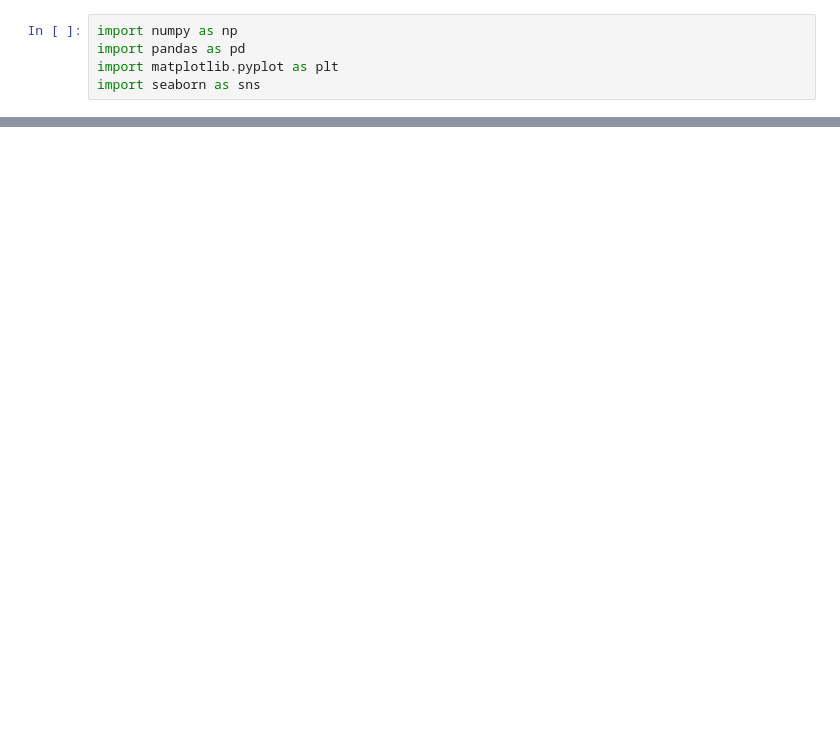
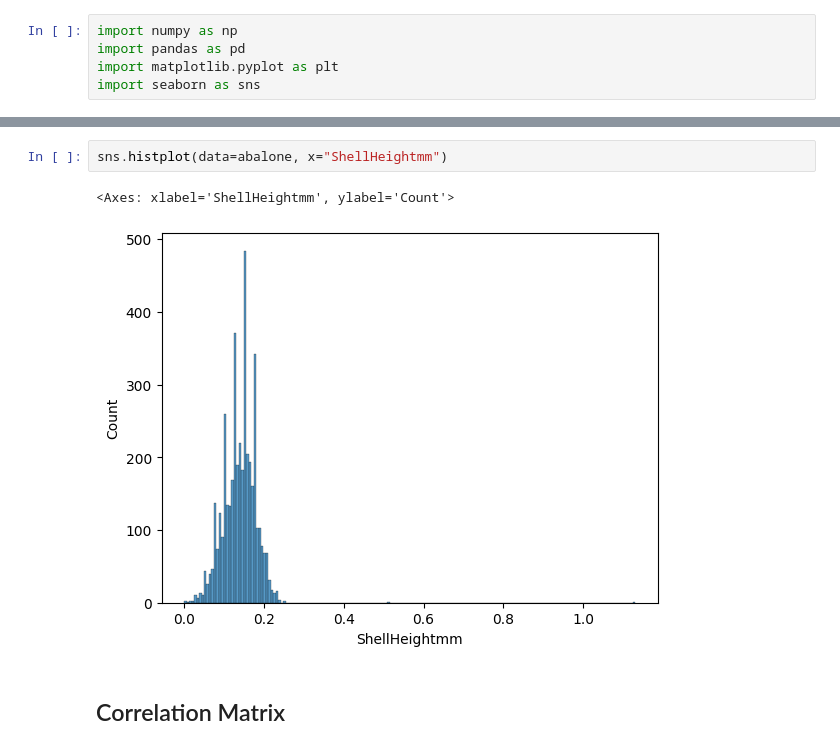
Before and after one commit to Emmet-Devaney/Abalone-Dataset-Analysis, a Jupyter notebook: abalone.ipynb, the cells around one changed output, grey strips where cells are left out. Drawn from its saved outputs; the diff is of its cells as text; blank space fills up the shorter version.

```diff
--- a/abalone.ipynb
+++ b/abalone.ipynb
@@ -165,0 +158,7 @@ plt.show()
+# %%
+sns.histplot(data=abalone, x="ShellHeightmm")
+# %% [output]
+<Axes: xlabel='ShellHeightmm', ylabel='Count'>
+[figure, added]
+# %% [markdown]
+## Correlation Matrix
```
Also changed, not shown: parts of 44 cells of this notebook, 13 other files.
